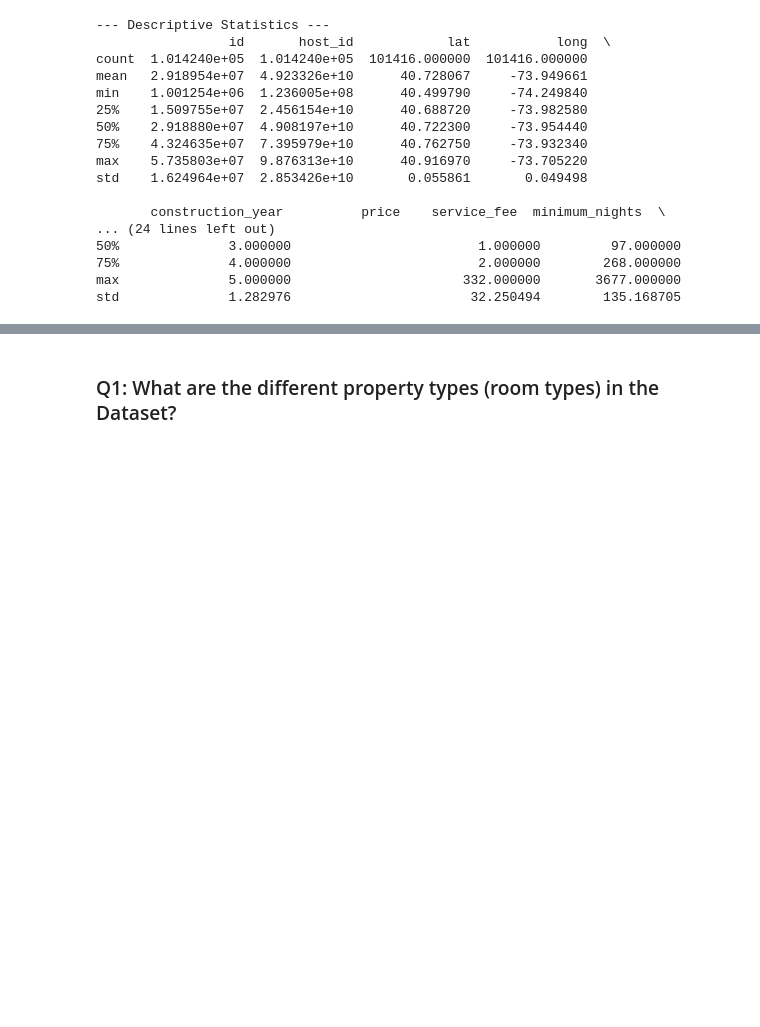
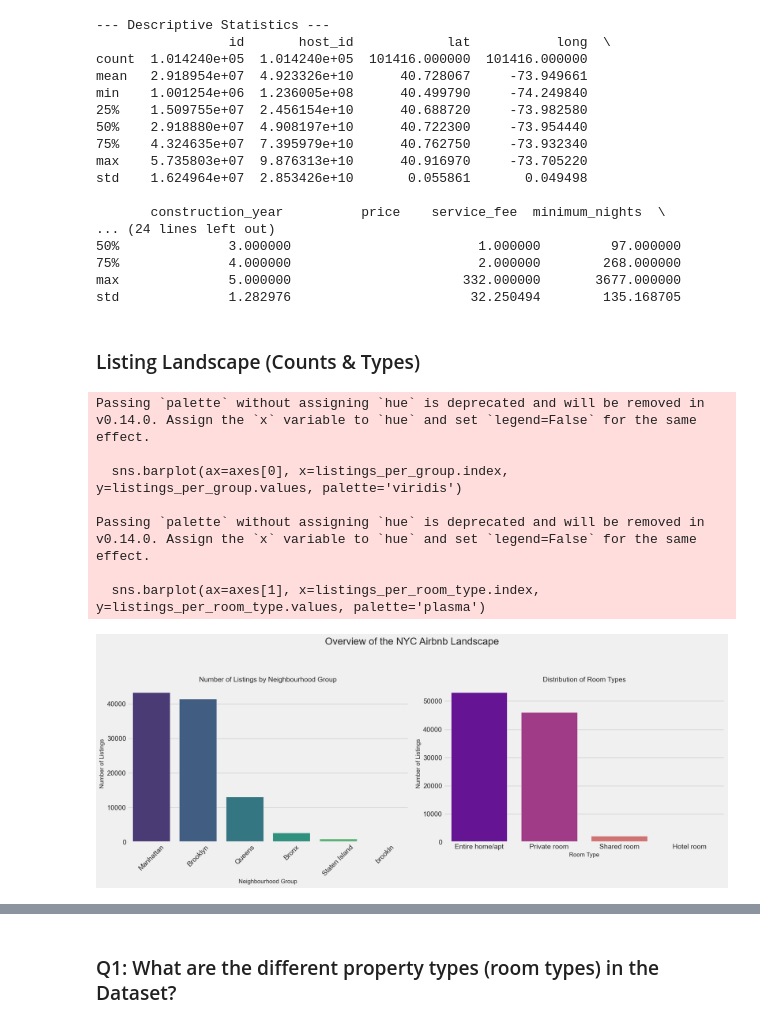
Before and after one commit to Vaibhav-153/VOIS_AICTE_Sep2025_VaibhavAdmane, a Jupyter notebook: Vaibhav_Admane_Source_Code.ipynb, the cells around one changed output, grey strips where cells are left out. Cells and saved outputs as stored; diff of their text form; code cells hidden in the pictures; blank space fills up the shorter version.

```diff
--- a/Vaibhav_Admane_Source_Code.ipynb
+++ b/Vaibhav_Admane_Source_Code.ipynb
@@ -259,3 +278,40 @@ std    1.624964e+07  2.853426e+10       0.055861       0.049498
 75%              4.000000                        2.000000        268.000000
 max              5.000000                      332.000000       3677.000000
 std              1.282976                       32.250494        135.168705
+# %% [markdown]
+### Listing Landscape (Counts & Types)
+# %%
+# Count listings in each neighbourhood group
+listings_per_group = df_cleaned['neighbourhood_group'].value_counts()
+
+# Count listings for each room type
+listings_per_room_type = df_cleaned['room_type'].value_counts()
+# Create a figure with two subplots side by side (1 row, 2 columns)
+fig, axes = plt.subplots(1, 2, figsize=(18, 7))
+fig.suptitle('Overview of the NYC Airbnb Landscape', fontsize=20, y=1.02) # Main title
+
+# Left Plot: Bar Chart of Listings per Neighbourhood Group
+sns.barplot(ax=axes[0], x=listings_per_group.index, y=listings_per_group.values, palette='viridis')
+axes[0].set_title('Number of Listings by Neighbourhood Group', fontsize=14)
+axes[0].set_xlabel('Neighbourhood Group', fontsize=12)
+axes[0].set_ylabel('Number of Listings', fontsize=12)
+axes[0].tick_params(axis='x', rotation=45)
+
+# Right Plot: Bar Chart of Room Type Distribution
+sns.barplot(ax=axes[1], x=listings_per_room_type.index, y=listings_per_room_type.values, palette='plasma')
+axes[1].set_title('Distribution of Room Types', fontsize=14)
+axes[1].set_xlabel('Room Type', fontsize=12)
+axes[1].set_ylabel('Number of Listings', fontsize=12)
+
+# Adjust layout and display the plot
+plt.tight_layout(rect=[0, 0, 1, 0.96]) # Adjust for suptitle
+plt.show()
+# %% [output]
+Passing `palette` without assigning `hue` is deprecated and will be removed in v0.14.0. Assign the `x` variable to `hue` and set `legend=False` for the same effect.
+
+  sns.barplot(ax=axes[0], x=listings_per_group.index, y=listings_per_group.values, palette='viridis')
+
+Passing `palette` without assigning `hue` is deprecated and will be removed in v0.14.0. Assign the `x` variable to `hue` and set `legend=False` for the same effect.
+
+  sns.barplot(ax=axes[1], x=listings_per_room_type.index, y=listings_per_room_type.values, palette='plasma')
+[figure, added]
```
Also changed, not shown: parts of 9 cells of this notebook.
